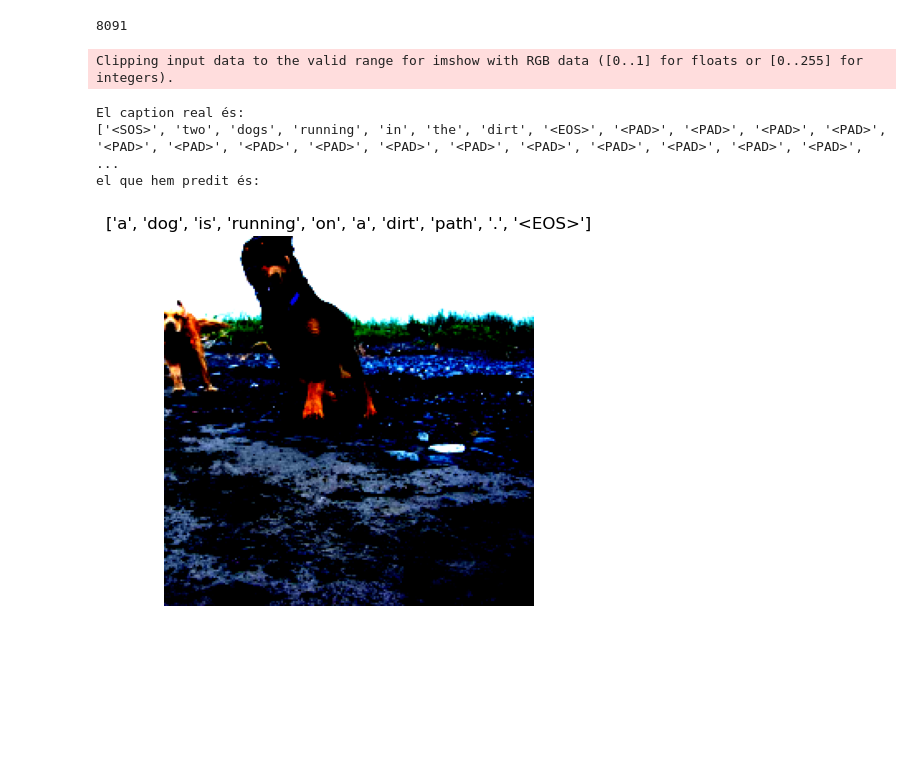
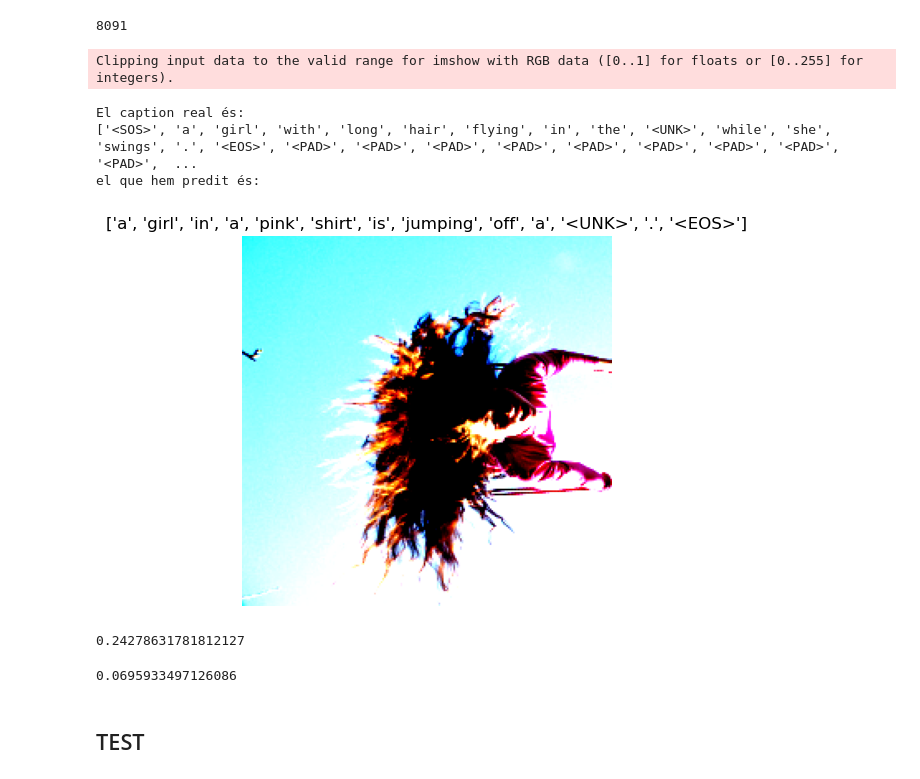
Before and after one commit to DCC-UAB/xnap-project-ed_group_14, a Jupyter notebook: image-captioning-with-attention-pytorch.ipynb, the cells around one changed output. Saved outputs shown, nothing was run; the diff lists cells and outputs as text; code cells hidden in the pictures; blank space fills up the shorter version.

```diff
--- a/image-captioning-with-attention-pytorch.ipynb
+++ b/image-captioning-with-attention-pytorch.ipynb
@@ -537,19 +537,21 @@ class EncoderDecoder(nn.Module):
 # learning_rate = 3e-4
 
 #PROVAT
+embed_size=1024
+vocab_size = len(dataset.vocab)
+attention_dim=256
+encoder_dim=2048
+decoder_dim=512
+learning_rate = 3e-4
+
+
+#Provat
 # embed_size=1024
 # vocab_size = len(dataset.vocab)
-# attention_dim=256
+# attention_dim=1024
 # encoder_dim=2048
 # decoder_dim=512
 # learning_rate = 3e-4
-
-embed_size=1024
-vocab_size = len(dataset.vocab)
-attention_dim=1024
-encoder_dim=2048
-decoder_dim=512
-learning_rate = 3e-4
 
 # embed_size=1024
 # vocab_size = len(dataset.vocab)
@@ -569,7 +571,7 @@ learning_rate = 3e-4
 model = EncoderDecoder(
     embed_size=1024,
     vocab_size = len(dataset.vocab),
-    attention_dim=256,
+    attention_dim=1024,
     encoder_dim=2048,
     decoder_dim=512
 ).to(device)
@@ -593,7 +595,7 @@ def save_model(model,num_epochs):
 # %%
 run = wandb.init(
     project="caption",
-    name = 'Execucio lr=3e-4,model=resnet50,embed_size=1024',
+    name = 'Execucio lr=3e-4,model=resnet50,embed_size=1024,attention_sim=1024',
     notes="first test",
     tags=["baseline", "test"],
     reinit=True
@@ -613,7 +615,7 @@ wandb.define_metric('perp_test',step_metric='epoch')
 wandb.config = {
         'embed_size': 1024,
         'vocab_size' : len(dataset.vocab),
-        'attention_dim': 256,
+        'attention_dim': 1024,
         'encoder_dim': 2048,
         'decoder_dim': 512,
         'learning_rate': 3e-4,
@@ -866,0 +863,12 @@ plot_attention(img1, caps, alphas)
+# %%
+params = torch.load('attention_model_state_proves.pth')
+
+model = EncoderDecoder(
+    embed_size = params['embed_size'],
+    vocab_size = params['vocab_size'],
+    attention_dim = params['attention_dim'],
+    encoder_dim = params['encoder_dim'],
+    decoder_dim = params['decoder_dim']
+)
+
+model.load_state_dict(params['state_dict'])
@@ -915,22 +943,22 @@ len(image)
 # %% [output]
 8091
 # %%
-pos = 200
+pos = 256
 print(f'El caption real és:\n{real[pos]},\nel que hem predit és:')
 imagen_individual = image[pos]
 imagen_array = imagen_individual.numpy()
 imagen_array = imagen_array.transpose((1, 2, 0))
 
 plt.imshow(imagen_array)
 plt.title(predicted[pos])
 plt.axis('off')
 plt.show()
 # %% [output]
 Clipping input data to the valid range for imshow with RGB data ([0..1] for floats or [0..255] for integers).
 El caption real és:
-['<SOS>', 'two', 'dogs', 'running', 'in', 'the', 'dirt', '<EOS>', '<PAD>', '<PAD>', '<PAD>', '<PAD>', '<PAD>', '<PAD>', '<PAD>', '<PAD>', '<PAD>', '<PAD>', '<PAD>', '<PAD>', '<PAD>', '<PAD>', '<PAD>', ...
+['<SOS>', 'a', 'girl', 'with', 'long', 'hair', 'flying', 'in', 'the', '<UNK>', 'while', 'she', 'swings', '.', '<EOS>', '<PAD>', '<PAD>', '<PAD>', '<PAD>', '<PAD>', '<PAD>', '<PAD>', '<PAD>', '<PAD>',  ...
 el que hem predit és:
-[figure, old version]
+[figure, new version]
 # %%
 def coeficiente_jaccard(captions_reales, captions_predichas):
     num_captions = min(len(captions_reales), len(captions_predichas))
@@ -983,0 +1009,10 @@ wandb.log({'Blue Score model Resnet101': blue})
+# %%
+jaccard
+# %% [output]
+0.24278631781812127
+# %%
+blue
+# %% [output]
+0.0695933497126086
+# %% [markdown]
+## TEST
```
Also changed, not shown: parts of 15 cells of this notebook.
